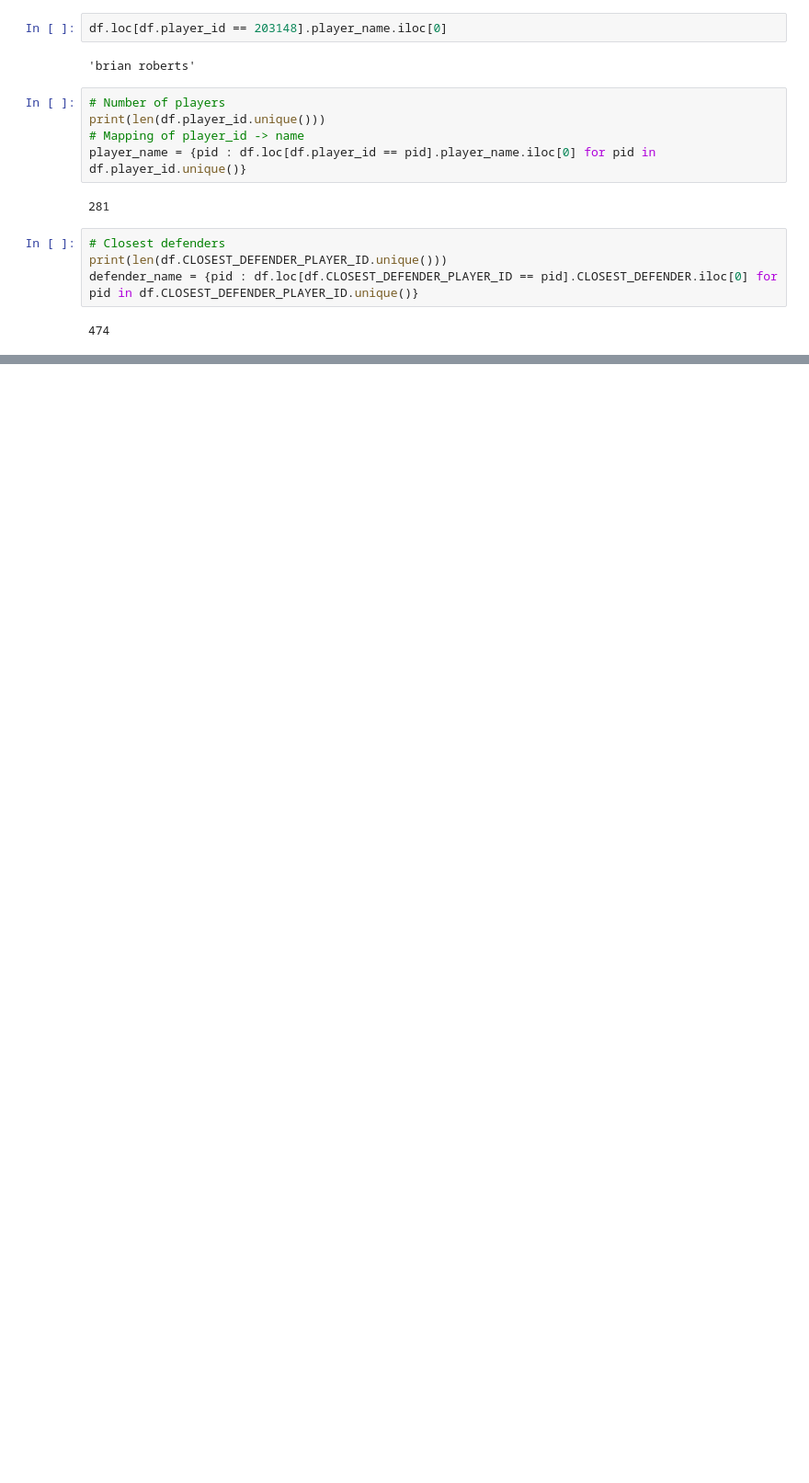
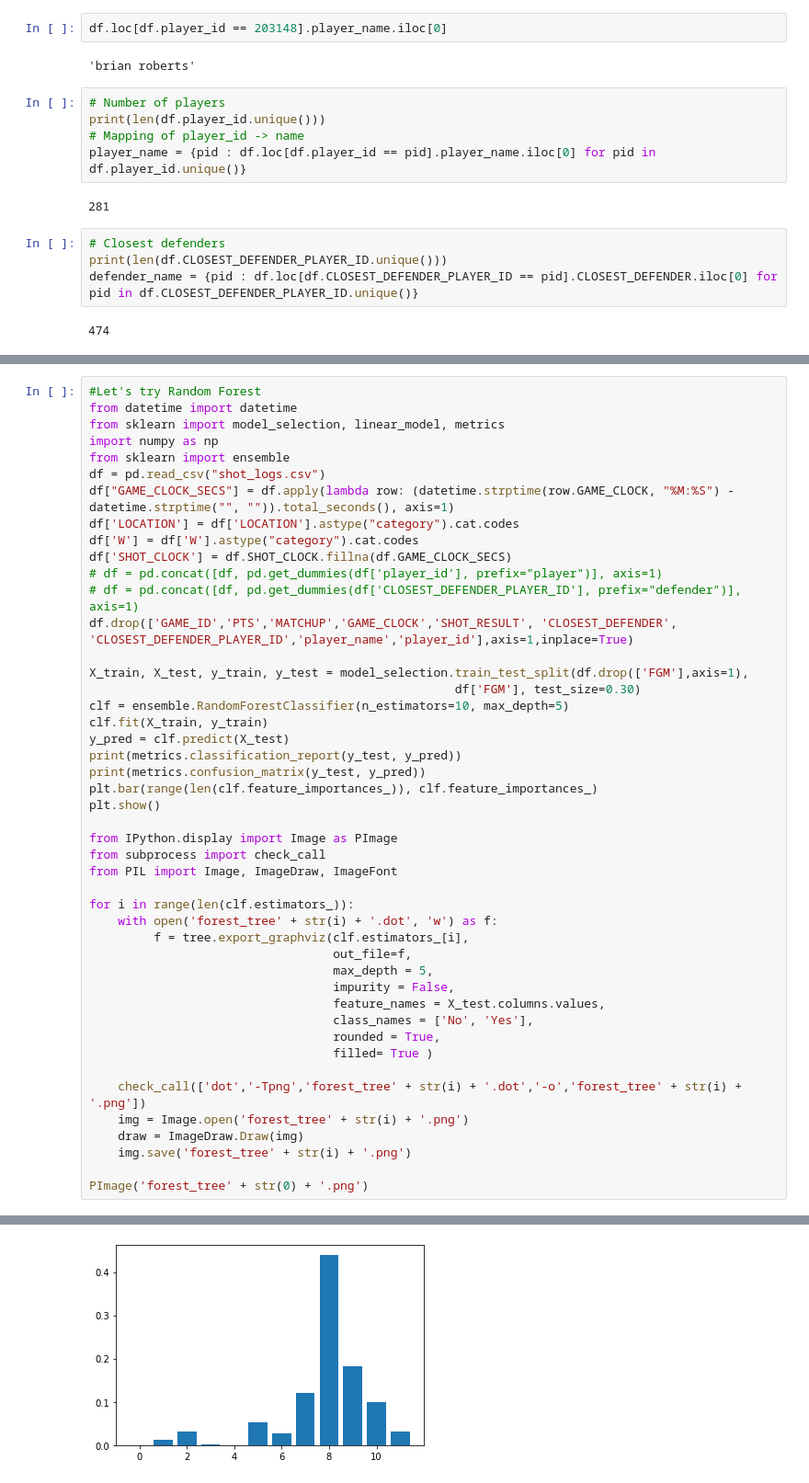
Before and after one commit to tianyi5309/303project, a Jupyter notebook: NBA Shots.ipynb, the cells around one changed output, grey strips where cells are left out. Shown at 92% size. Cells and saved outputs as stored; diff of their text form; blank space fills up the shorter version.

```diff
--- a/NBA Shots.ipynb
+++ b/NBA Shots.ipynb
@@ -201,0 +331,47 @@ FileNotFoundError: [Errno 2] No such file or directory: 'dot': 'dot'
+# %%
+#Let's try Random Forest
+from datetime import datetime
+from sklearn import model_selection, linear_model, metrics
+import numpy as np
+from sklearn import ensemble
+df = pd.read_csv("shot_logs.csv")
+df["GAME_CLOCK_SECS"] = df.apply(lambda row: (datetime.strptime(row.GAME_CLOCK, "%M:%S") - datetime.strptime("", "")).total_seconds(), axis=1)
+df['LOCATION'] = df['LOCATION'].astype("category").cat.codes
+df['W'] = df['W'].astype("category").cat.codes
+df['SHOT_CLOCK'] = df.SHOT_CLOCK.fillna(df.GAME_CLOCK_SECS)
+# df = pd.concat([df, pd.get_dummies(df['player_id'], prefix="player")], axis=1)
+# df = pd.concat([df, pd.get_dummies(df['CLOSEST_DEFENDER_PLAYER_ID'], prefix="defender")], axis=1)
+df.drop(['GAME_ID','PTS','MATCHUP','GAME_CLOCK','SHOT_RESULT', 'CLOSEST_DEFENDER', 'CLOSEST_DEFENDER_PLAYER_ID','player_name','player_id'],axis=1,inplace=True)
+
+X_train, X_test, y_train, y_test = model_selection.train_test_split(df.drop(['FGM'],axis=1),
+                                                   df['FGM'], test_size=0.30)
+clf = ensemble.RandomForestClassifier(n_estimators=10, max_depth=5)
+clf.fit(X_train, y_train)
+y_pred = clf.predict(X_test)
+print(metrics.classification_report(y_test, y_pred))
+print(metrics.confusion_matrix(y_test, y_pred))
+plt.bar(range(len(clf.feature_importances_)), clf.feature_importances_)
+plt.show()
+
+from IPython.display import Image as PImage
+from subprocess import check_call
+from PIL import Image, ImageDraw, ImageFont
+
+for i in range(len(clf.estimators_)):
+    with open('forest_tree' + str(i) + '.dot', 'w') as f:
+         f = tree.export_graphviz(clf.estimators_[i],
+                                  out_file=f,
+                                  max_depth = 5,
+                                  impurity = False,
+                                  feature_names = X_test.columns.values,
+                                  class_names = ['No', 'Yes'],
+                                  rounded = True,
+                                  filled= True )
+
+    check_call(['dot','-Tpng','forest_tree' + str(i) + '.dot','-o','forest_tree' + str(i) + '.png'])
+    img = Image.open('forest_tree' + str(i) + '.png')
+    draw = ImageDraw.Draw(img)
+    img.save('forest_tree' + str(i) + '.png')
+
+PImage('forest_tree' + str(0) + '.png')
+# %% [output]
@@ -201,0 +389 @@ FileNotFoundError: [Errno 2] No such file or directory: 'dot': 'dot'
+[figure, added]
```
Also changed, not shown: parts of 14 cells of this notebook, 27 other files.
